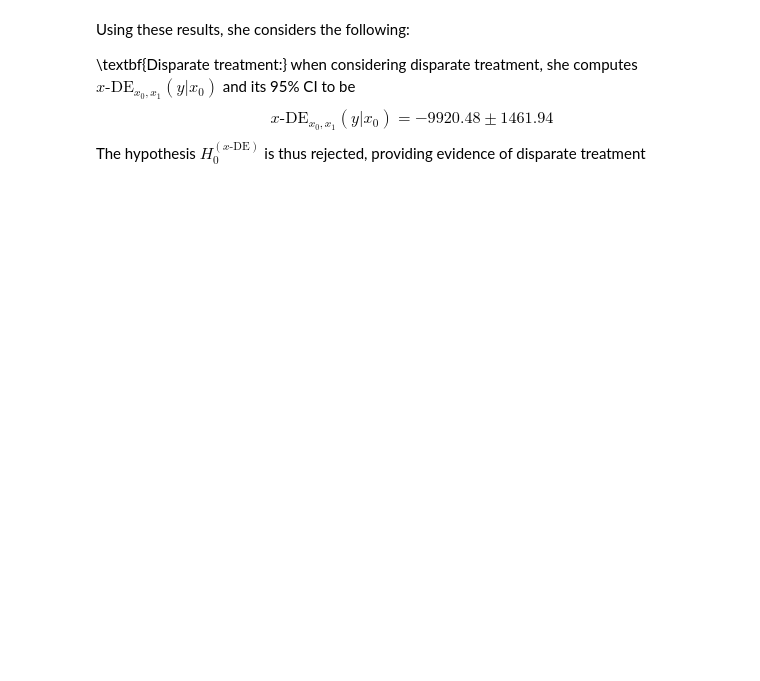
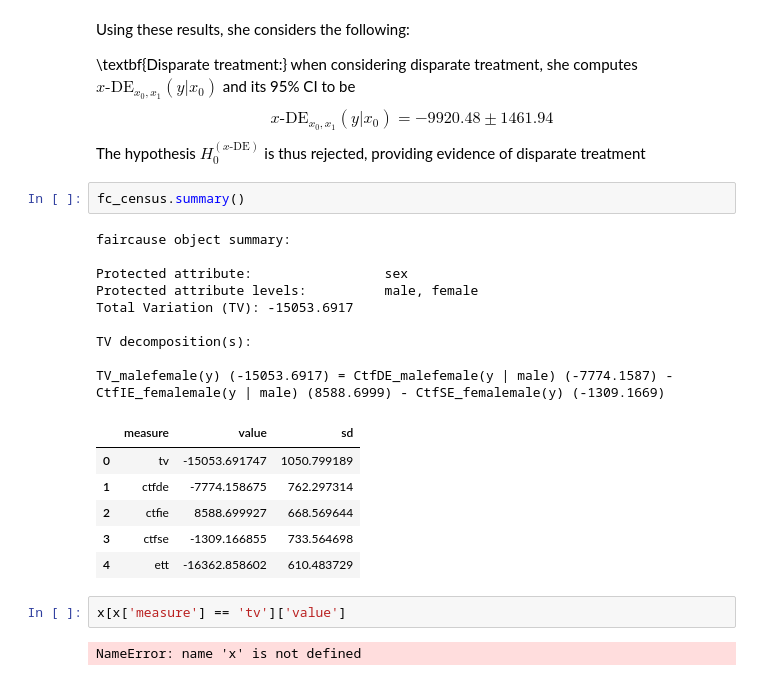
Before and after one commit to alanmrsa/CFA-Python, a Jupyter notebook: examples/vignette_one.ipynb, the cells around one changed output. Cells and saved outputs as stored; diff of their text form; blank space fills up the shorter version.

```diff
--- a/examples/vignette_one.ipynb
+++ b/examples/vignette_one.ipynb
@@ -149,3 +159,25 @@ Using these results, she considers the following:
 \textbf{Disparate treatment:} when considering disparate treatment, she computes $x\text{-DE}_{x_0, x_1}(y | x_0)$ and its 95% CI to be
 $$x\text{-DE}_{x_0, x_1}(y|x_0)= 	-9920.48 \pm 1461.94$$
 The hypothesis $H_0^{(x\text{-DE})}$ is thus rejected, providing evidence of disparate treatment
+# %%
+fc_census.summary()
+# %% [output]
+faircause object summary:
+
+Protected attribute:                 sex
+Protected attribute levels:          male, female
+Total Variation (TV): -15053.6917
+
+TV decomposition(s):
+
+TV_malefemale(y) (-15053.6917) = CtfDE_malefemale(y | male) (-7774.1587) - CtfIE_femalemale(y | male) (8588.6999) - CtfSE_femalemale(y) (-1309.1669)
+|  | measure | value | sd |
+| 0 | tv | -15053.691747 | 1050.799189 |
+| 1 | ctfde | -7774.158675 | 762.297314 |
+| 2 | ctfie | 8588.699927 | 668.569644 |
+| 3 | ctfse | -1309.166855 | 733.564698 |
+| 4 | ett | -16362.858602 | 610.483729 |
+# %%
+x[x['measure'] == 'tv']['value']
+# %% [output]
+NameError: name 'x' is not defined
```
Also changed, not shown: parts of 4 cells of this notebook, 12 other files.
